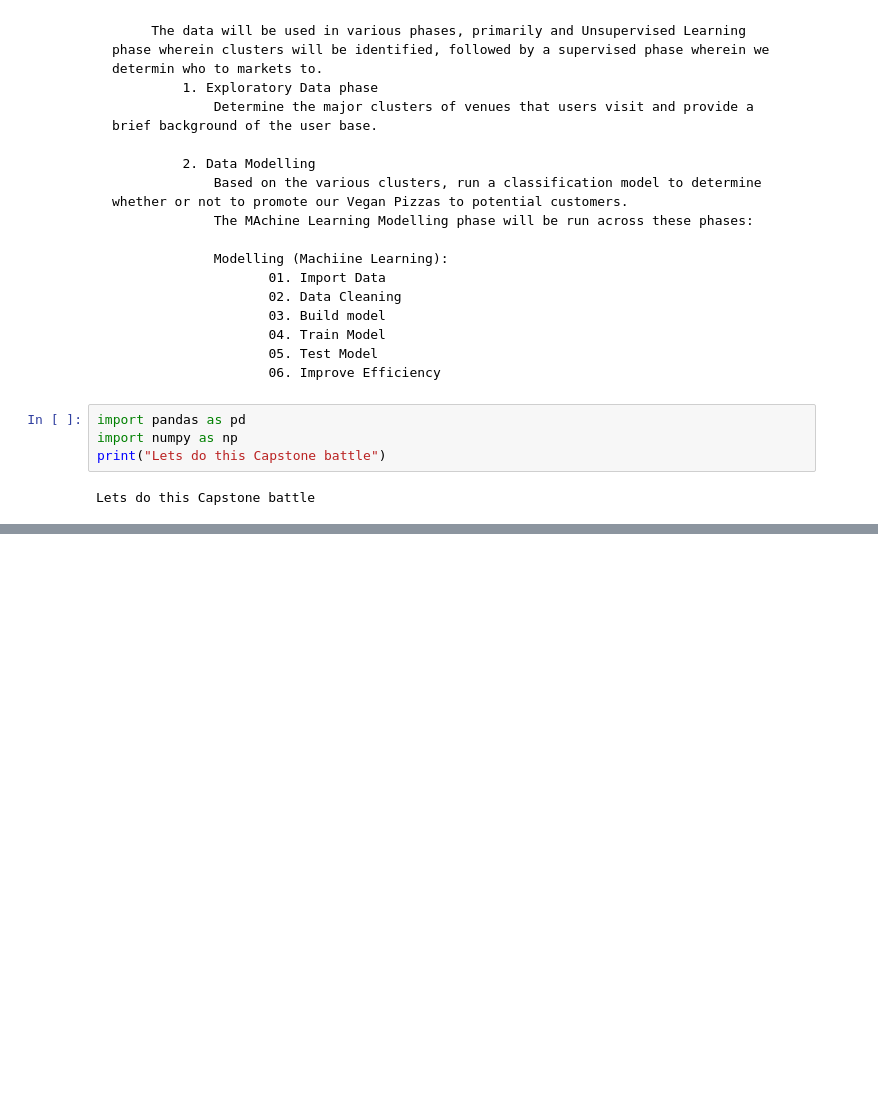
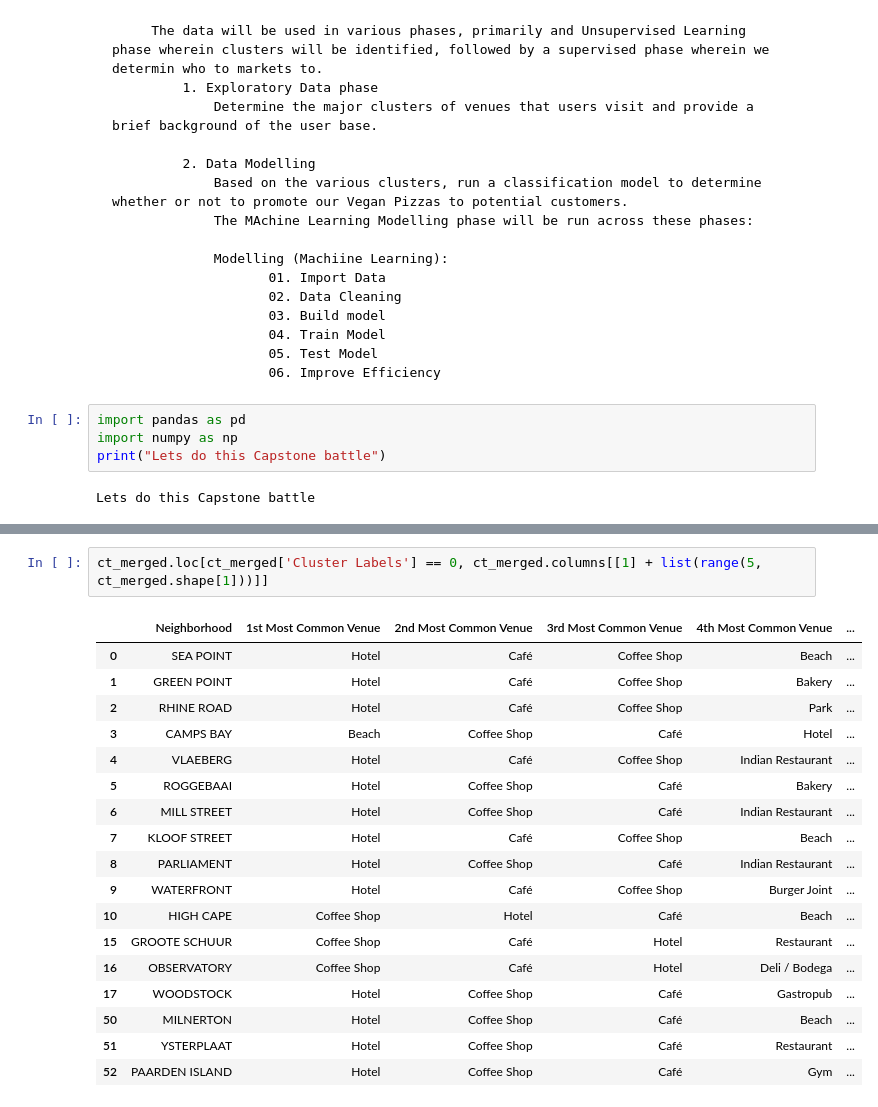
Before and after one commit to czr1803/GitHub_Main, a Jupyter notebook: Applied Data Science Capstone.ipynb, the cells around one changed output, grey strips where cells are left out. Saved outputs shown, nothing was run; the diff lists cells and outputs as text; blank space fills up the shorter version.

```diff
--- a/Applied Data Science Capstone.ipynb
+++ b/Applied Data Science Capstone.ipynb
@@ -57,0 +378,21 @@ Lets do this Capstone battle
+# %%
+ct_merged.loc[ct_merged['Cluster Labels'] == 0, ct_merged.columns[[1] + list(range(5, ct_merged.shape[1]))]]
+# %% [output]
+|  | Neighborhood | 1st Most Common Venue | 2nd Most Common Venue | 3rd Most Common Venue | 4th Most Common Venue | ... |
+| 0 | SEA POINT | Hotel | Café | Coffee Shop | Beach | ... |
+| 1 | GREEN POINT | Hotel | Café | Coffee Shop | Bakery | ... |
+| 2 | RHINE ROAD | Hotel | Café | Coffee Shop | Park | ... |
+| 3 | CAMPS BAY | Beach | Coffee Shop | Café | Hotel | ... |
+| 4 | VLAEBERG | Hotel | Café | Coffee Shop | Indian Restaurant | ... |
+| 5 | ROGGEBAAI | Hotel | Coffee Shop | Café | Bakery | ... |
+| 6 | MILL STREET | Hotel | Coffee Shop | Café | Indian Restaurant | ... |
+| 7 | KLOOF STREET | Hotel | Café | Coffee Shop | Beach | ... |
+| 8 | PARLIAMENT | Hotel | Coffee Shop | Café | Indian Restaurant | ... |
+| 9 | WATERFRONT | Hotel | Café | Coffee Shop | Burger Joint | ... |
+| 10 | HIGH CAPE | Coffee Shop | Hotel | Café | Beach | ... |
+| 15 | GROOTE SCHUUR | Coffee Shop | Café | Hotel | Restaurant | ... |
+| 16 | OBSERVATORY | Coffee Shop | Café | Hotel | Deli / Bodega | ... |
+| 17 | WOODSTOCK | Hotel | Coffee Shop | Café | Gastropub | ... |
+| 50 | MILNERTON | Hotel | Coffee Shop | Café | Beach | ... |
+| 51 | YSTERPLAAT | Hotel | Coffee Shop | Café | Restaurant | ... |
+| 52 | PAARDEN ISLAND | Hotel | Coffee Shop | Café | Gym | ... |
```
Also changed, not shown: parts of 21 cells of this notebook.
